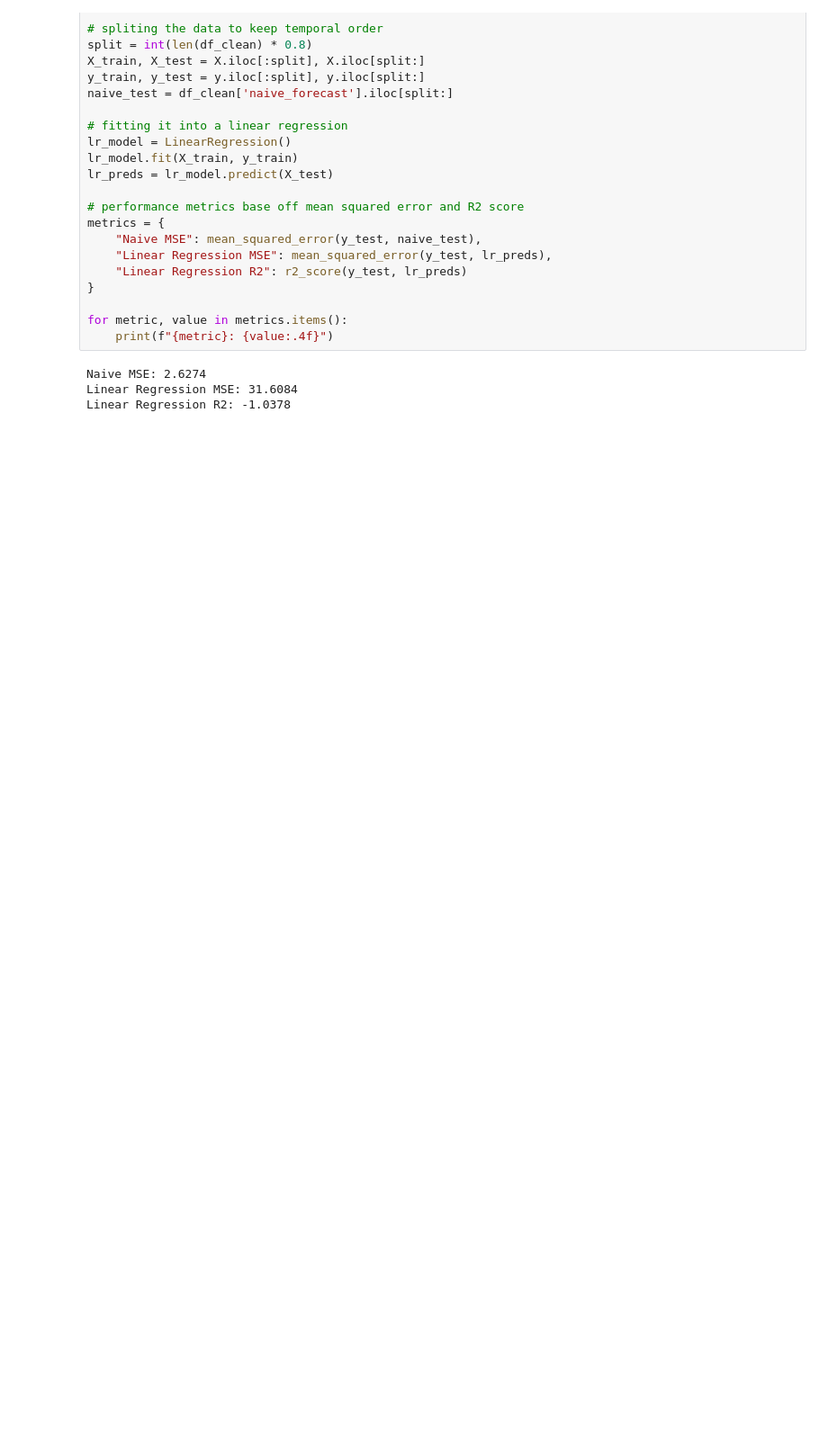
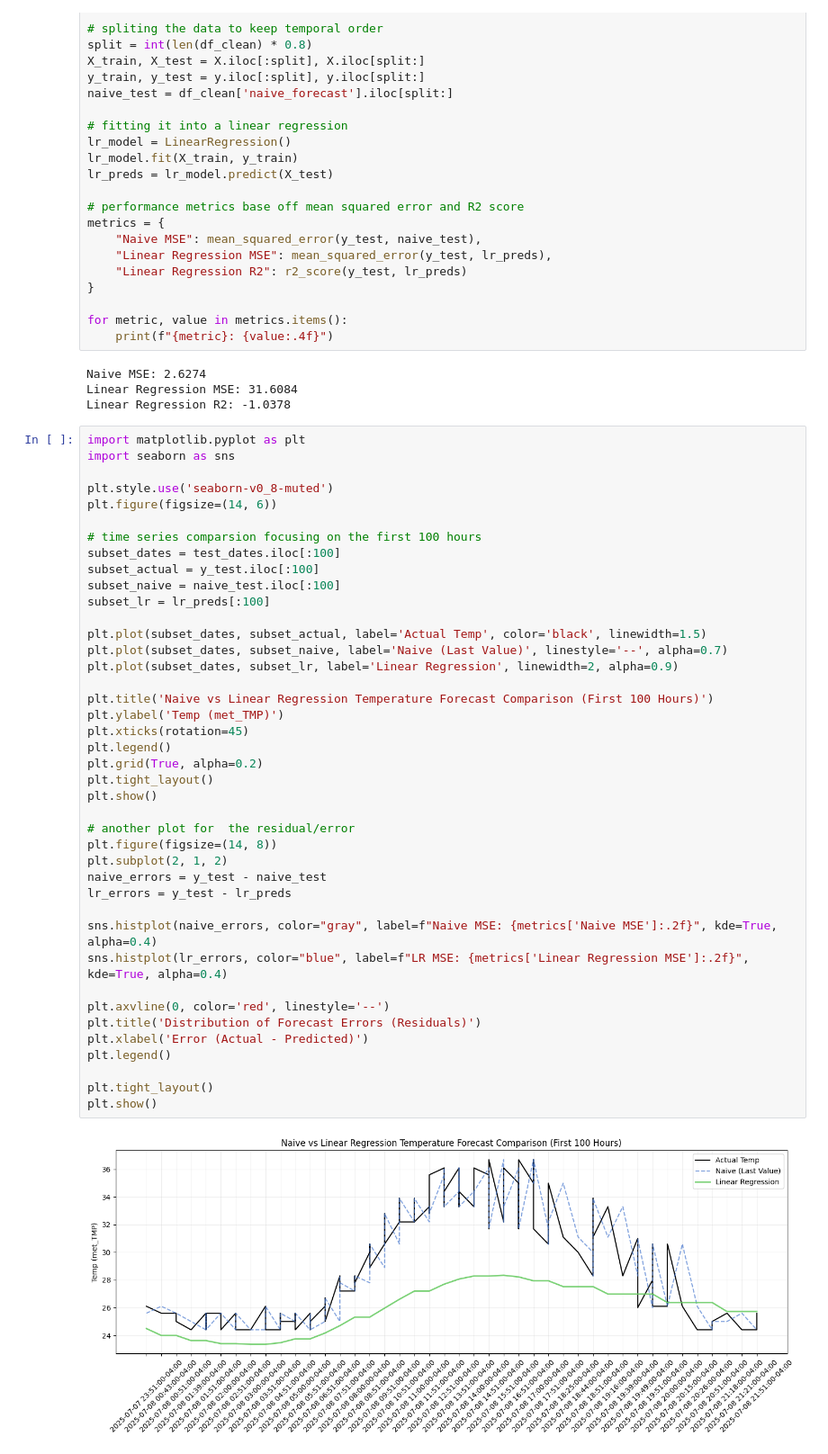
Before and after one commit to MazaArt/time_series_micro_climates, a Jupyter notebook: src/linearReg_forecast.ipynb, the cells around one changed output. Shown at 90% size. Cells and saved outputs as stored; diff of their text form; blank space fills up the shorter version.

Commit message:
plots for model comparsion

```diff
--- a/src/linearReg_forecast.ipynb
+++ b/src/linearReg_forecast.ipynb
@@ -45,3 +45,46 @@ for metric, value in metrics.items():
 Naive MSE: 2.6274
 Linear Regression MSE: 31.6084
 Linear Regression R2: -1.0378
+# %%
+import matplotlib.pyplot as plt
+import seaborn as sns
+
+plt.style.use('seaborn-v0_8-muted')
+plt.figure(figsize=(14, 6))
+
+# time series comparsion focusing on the first 100 hours
+subset_dates = test_dates.iloc[:100]
+subset_actual = y_test.iloc[:100]
+subset_naive = naive_test.iloc[:100]
+subset_lr = lr_preds[:100]
+
+plt.plot(subset_dates, subset_actual, label='Actual Temp', color='black', linewidth=1.5)
+plt.plot(subset_dates, subset_naive, label='Naive (Last Value)', linestyle='--', alpha=0.7)
+plt.plot(subset_dates, subset_lr, label='Linear Regression', linewidth=2, alpha=0.9)
+
+plt.title('Naive vs Linear Regression Temperature Forecast Comparison (First 100 Hours)')
+plt.ylabel('Temp (met_TMP)')
+plt.xticks(rotation=45)
+plt.legend()
+plt.grid(True, alpha=0.2)
+plt.tight_layout()
+plt.show()
+
+# another plot for  the residual/error
+plt.figure(figsize=(14, 8))
+plt.subplot(2, 1, 2)
+naive_errors = y_test - naive_test
+lr_errors = y_test - lr_preds
+
+sns.histplot(naive_errors, color="gray", label=f"Naive MSE: {metrics['Naive MSE']:.2f}", kde=True, alpha=0.4)
+sns.histplot(lr_errors, color="blue", label=f"LR MSE: {metrics['Linear Regression MSE']:.2f}", kde=True, alpha=0.4)
+
+plt.axvline(0, color='red', linestyle='--')
+plt.title('Distribution of Forecast Errors (Residuals)')
+plt.xlabel('Error (Actual - Predicted)')
+plt.legend()
+
+plt.tight_layout()
+plt.show()
+# %% [output]
+[figure, added]
```
Also changed, not shown: parts of 1 cell of this notebook.
